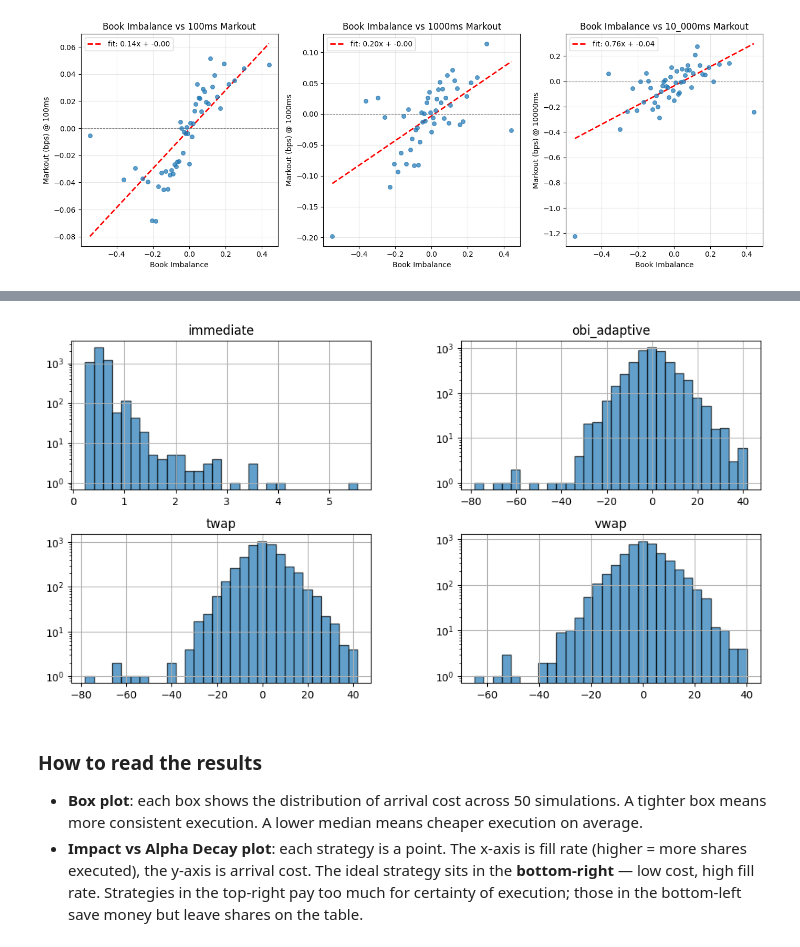
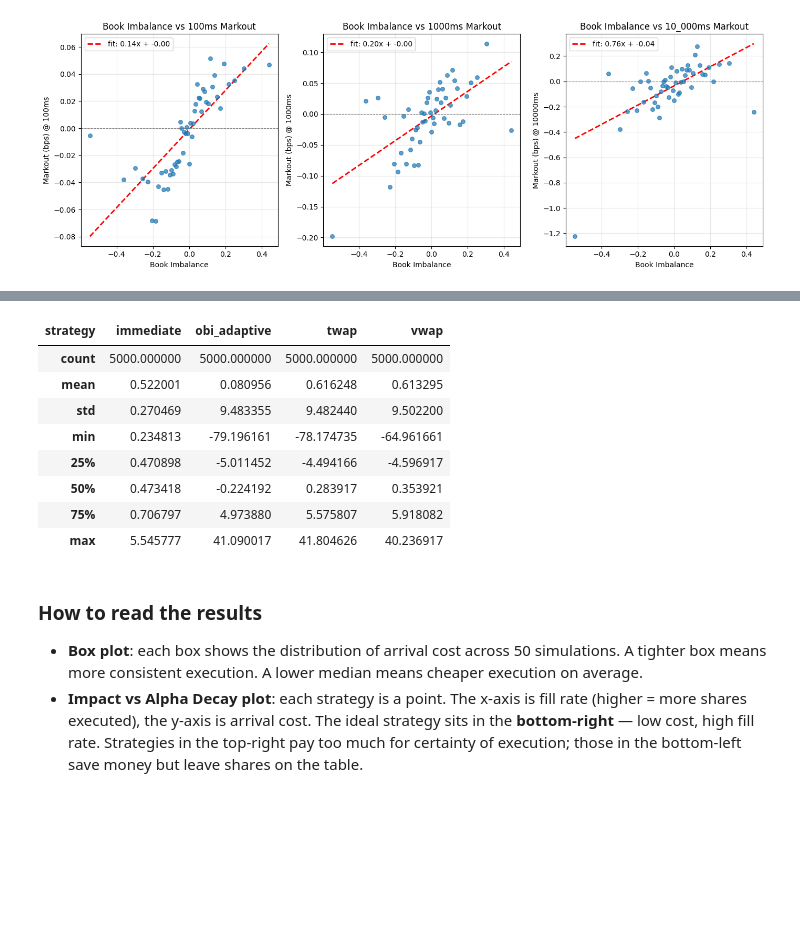
Before and after one commit to MichaelCusackNelkin/SAF_Final_Project, a Jupyter notebook: final_project/test.ipynb, the cells around one changed output, grey strips where cells are left out. Drawn from its saved outputs; the diff is of its cells as text; code cells hidden in the pictures; blank space fills up the shorter version.

```diff
--- a/final_project/test.ipynb
+++ b/final_project/test.ipynb
@@ -218,10 +215,17 @@ twap                 0.616248  9.482440   0.99452  0.063677
 vwap                 0.613295  9.502200   1.00000  0.000000
 # %%
 results_pivot = results.pivot(columns="strategy", values="arrival_cost_bps")
-results_pivot.hist(bins=30, edgecolor="black", color="tab:blue", alpha=0.7, log=True)
-plt.show()
+results_pivot.describe()
 # %% [output]
-[figure, removed]
+| strategy | immediate | obi_adaptive | twap | vwap |
+| count | 5000.000000 | 5000.000000 | 5000.000000 | 5000.000000 |
+| mean | 0.522001 | 0.080956 | 0.616248 | 0.613295 |
+| std | 0.270469 | 9.483355 | 9.482440 | 9.502200 |
+| min | 0.234813 | -79.196161 | -78.174735 | -64.961661 |
+| 25% | 0.470898 | -5.011452 | -4.494166 | -4.596917 |
+| 50% | 0.473418 | -0.224192 | 0.283917 | 0.353921 |
+| 75% | 0.706797 | 4.973880 | 5.575807 | 5.918082 |
+| max | 5.545777 | 41.090017 | 41.804626 | 40.236917 |
 # %% [markdown]
 ### How to read the results
 
```
Also changed, not shown: parts of 17 cells of this notebook, 1 other file.
